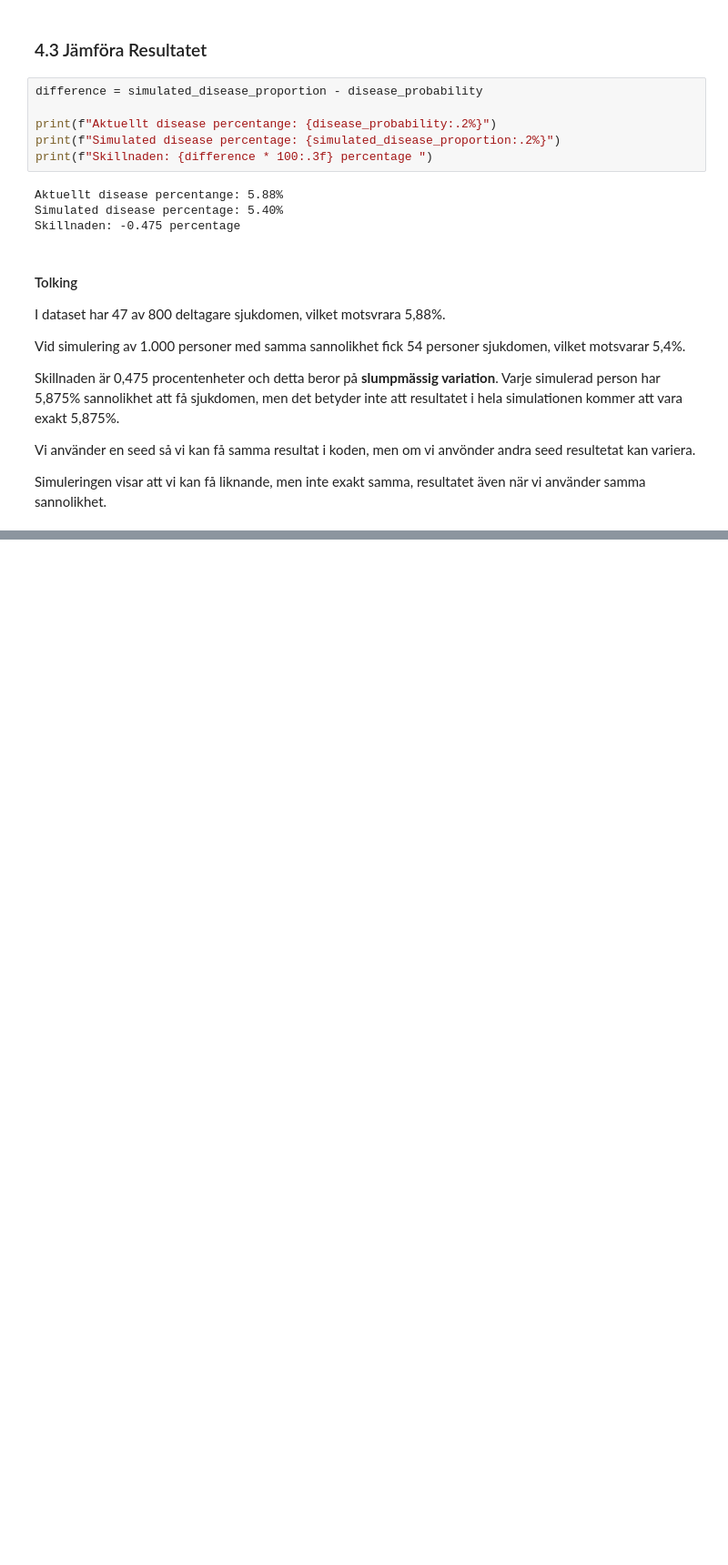
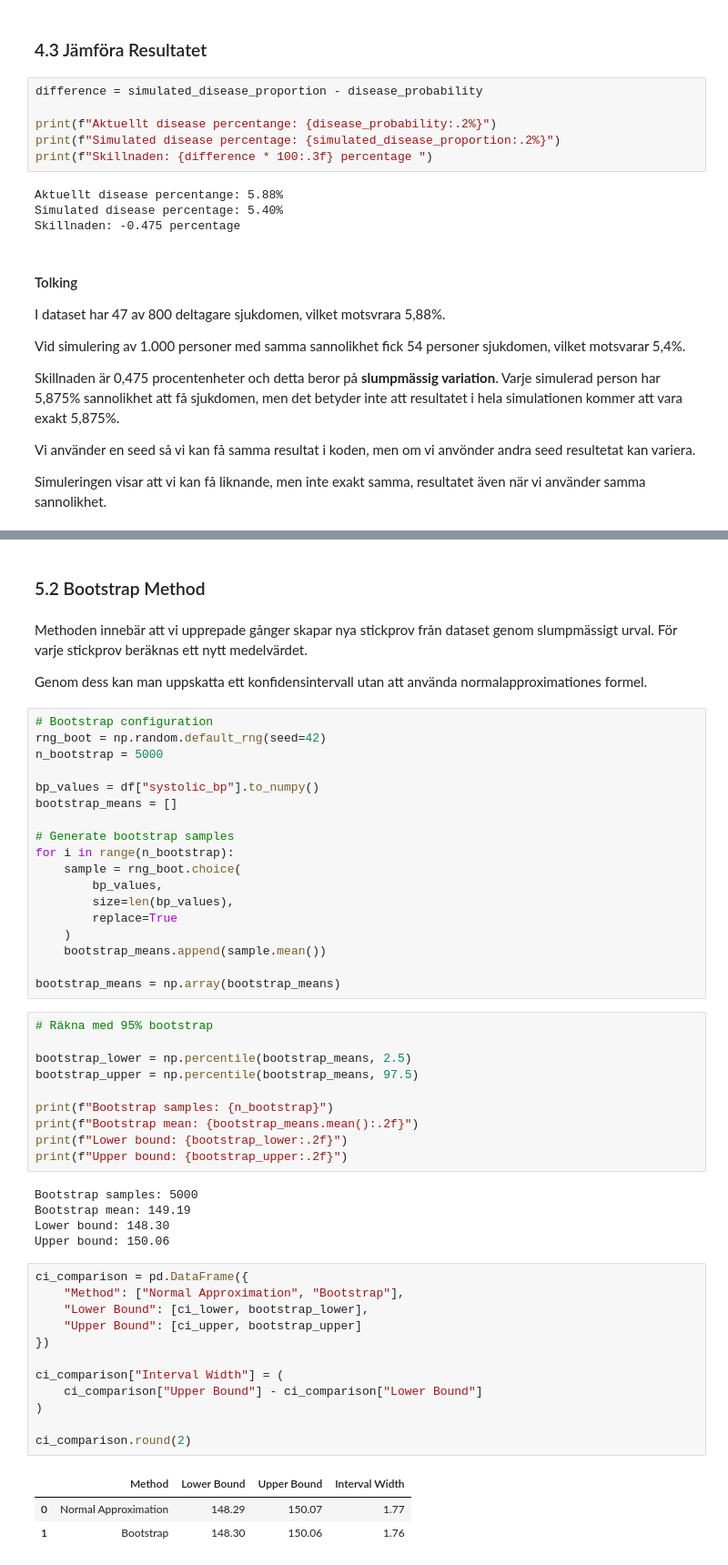
Before and after one commit to Sebas99-Luis/health-study, a Jupyter notebook: notebooks/health_study_analysis.ipynb, the cells around one changed output, grey strips where cells are left out. Shown at 91% size. Cells and saved outputs as stored; diff of their text form; blank space fills up the shorter version.

Commit message:
Complete confidence intervals using normal approximation and bootstrap

```diff
--- a/notebooks/health_study_analysis.ipynb
+++ b/notebooks/health_study_analysis.ipynb
@@ -386,0 +442,55 @@ Simuleringen visar att vi kan få liknande, men inte exakt samma, resultatet äv
+# %% [markdown]
+### 5.2 Bootstrap Method
+# %% [markdown]
+Methoden innebär att vi upprepade gånger skapar nya stickprov från dataset genom slumpmässigt urval. För varje stickprov beräknas ett nytt medelvärdet.
+
+Genom dess kan man uppskatta ett konfidensintervall utan att använda normalapproximationes formel.
+# %%
+# Bootstrap configuration
+rng_boot = np.random.default_rng(seed=42)
+n_bootstrap = 5000
+
+bp_values = df["systolic_bp"].to_numpy()
+bootstrap_means = []
+
+# Generate bootstrap samples
+for i in range(n_bootstrap):
+    sample = rng_boot.choice(
+        bp_values,
+        size=len(bp_values),
+        replace=True
+    )
+    bootstrap_means.append(sample.mean())
+
+bootstrap_means = np.array(bootstrap_means)
+# %%
+# Räkna med 95% bootstrap
+
+bootstrap_lower = np.percentile(bootstrap_means, 2.5)
+bootstrap_upper = np.percentile(bootstrap_means, 97.5)
+
+print(f"Bootstrap samples: {n_bootstrap}")
+print(f"Bootstrap mean: {bootstrap_means.mean():.2f}")
+print(f"Lower bound: {bootstrap_lower:.2f}")
+print(f"Upper bound: {bootstrap_upper:.2f}")
+# %% [output]
+Bootstrap samples: 5000
+Bootstrap mean: 149.19
+Lower bound: 148.30
+Upper bound: 150.06
+# %%
+ci_comparison = pd.DataFrame({
+    "Method": ["Normal Approximation", "Bootstrap"],
+    "Lower Bound": [ci_lower, bootstrap_lower],
+    "Upper Bound": [ci_upper, bootstrap_upper]
+})
+
+ci_comparison["Interval Width"] = (
+    ci_comparison["Upper Bound"] - ci_comparison["Lower Bound"]
+)
+
+ci_comparison.round(2)
+# %% [output]
+|  | Method | Lower Bound | Upper Bound | Interval Width |
+| 0 | Normal Approximation | 148.29 | 150.07 | 1.77 |
+| 1 | Bootstrap | 148.30 | 150.06 | 1.76 |
```
Also changed, not shown: parts of 6 cells of this notebook.
